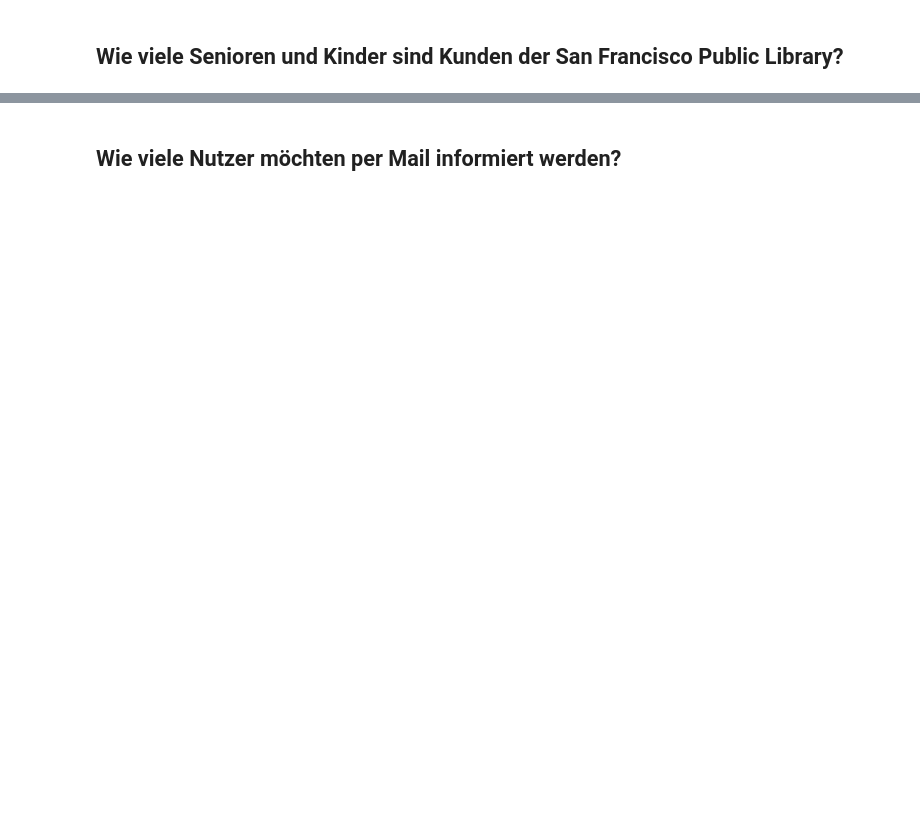
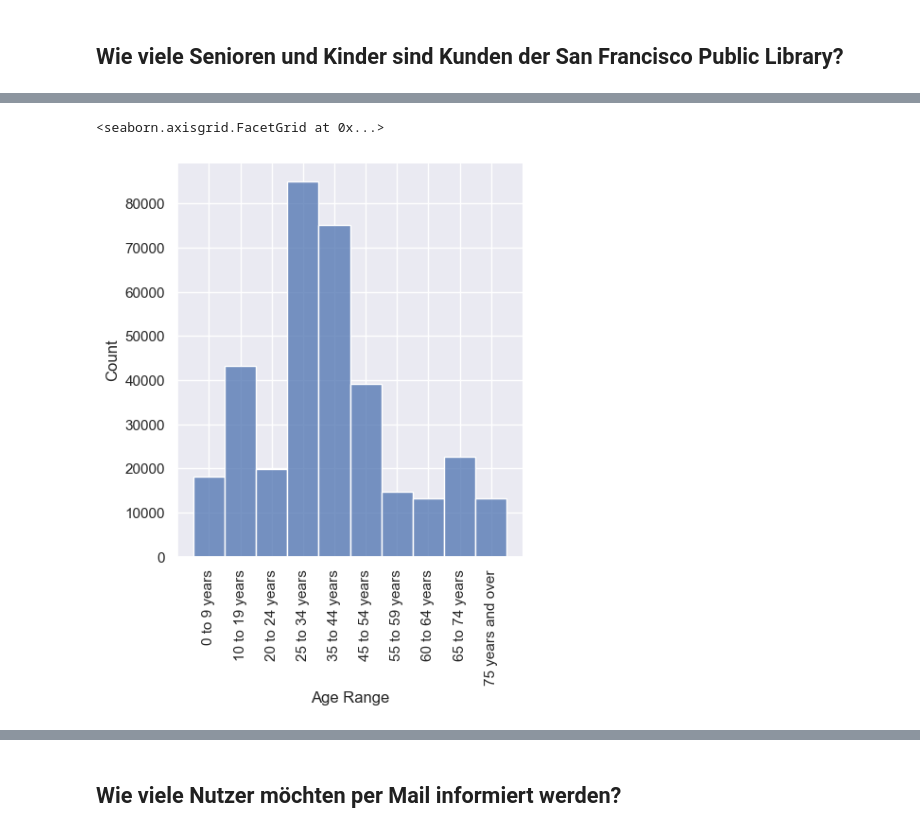
Before and after one commit to ottjannik/2024-2025-Data_Librarian_Jannik_Ott, a Jupyter notebook: Modul_3/notebooks/Projektaufgabe.ipynb, the cells around one changed output, grey strips where cells are left out. Drawn from its saved outputs; the diff is of its cells as text; code cells hidden in the pictures; blank space fills up the shorter version.

```diff
--- a/Modul_3/notebooks/Projektaufgabe.ipynb
+++ b/Modul_3/notebooks/Projektaufgabe.ipynb
@@ -117,0 +86,7 @@ fg.tick_params(axis='x', labelrotation=90)
+# %%
+# Plot Age Range Distribution
+fg = sns.displot(x='Age Range', data=df_cleaned)
+fg.tick_params(axis='x', labelrotation=90)
+# %% [output]
+<seaborn.axisgrid.FacetGrid at 0x...>
+[figure, added]
```
Also changed, not shown: parts of 31 cells of this notebook.
